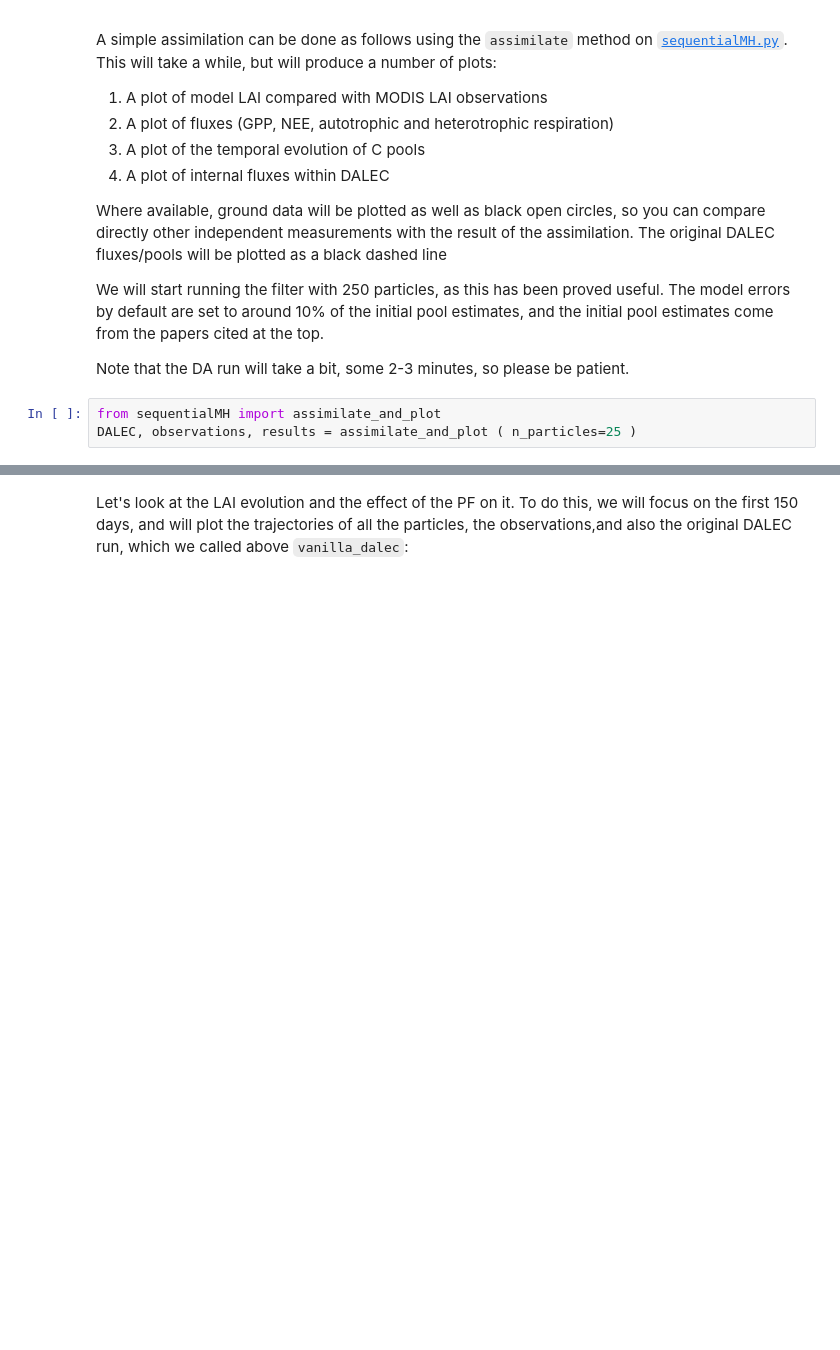
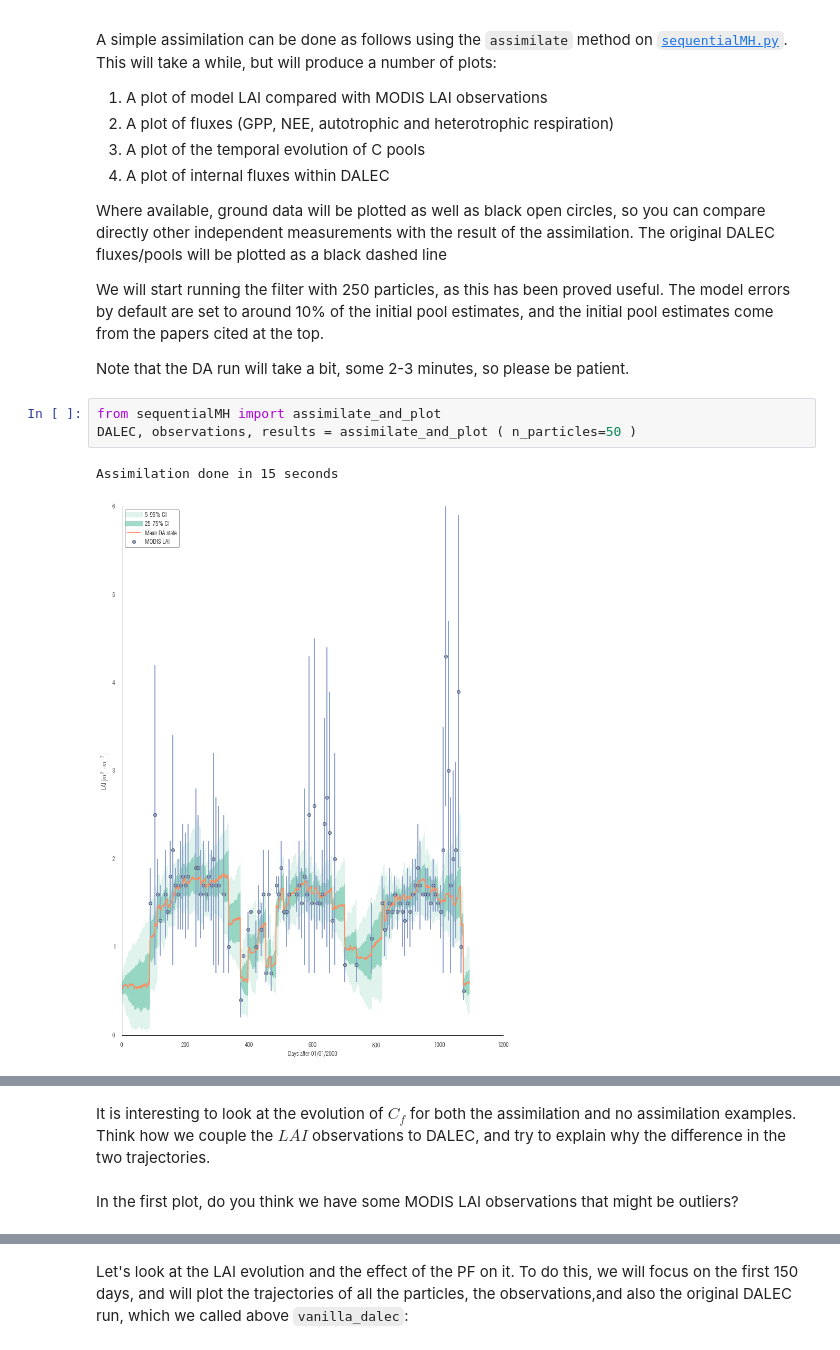
Before and after one commit to jgomezdans/dalec_pf, a Jupyter notebook: DA_practical.ipynb, the cells around one changed output, grey strips where cells are left out. Cells and saved outputs as stored; diff of their text form; blank space fills up the shorter version.

```diff
--- a/DA_practical.ipynb
+++ b/DA_practical.ipynb
@@ -190,4 +190,7 @@ We will start running the filter with 250 particles, as this has been proved use
 Note that the DA run will take a bit, some 2-3 minutes, so please be patient.
 # %%
 from sequentialMH import assimilate_and_plot
-DALEC, observations, results = assimilate_and_plot ( n_particles=25 )
+DALEC, observations, results = assimilate_and_plot ( n_particles=50 )
+# %% [output]
+Assimilation done in 15 seconds
+[figure, added]
@@ -193,0 +200,8 @@ DALEC, observations, results = assimilate_and_plot ( n_particles=25 )
+# %% [markdown]
+<div class=question>
+It is interesting to look at the evolution of $C_f$ for both the assimilation and no assimilation examples. Think how we couple the $LAI$ observations to DALEC, and try to explain why the difference in the two trajectories.
+</div>
+# %% [markdown]
+<div class=question>
+In the first plot, do you think we have some MODIS LAI observations that might be outliers?
+</div>
```
Also changed, not shown: parts of 18 cells of this notebook, 1 other file.
